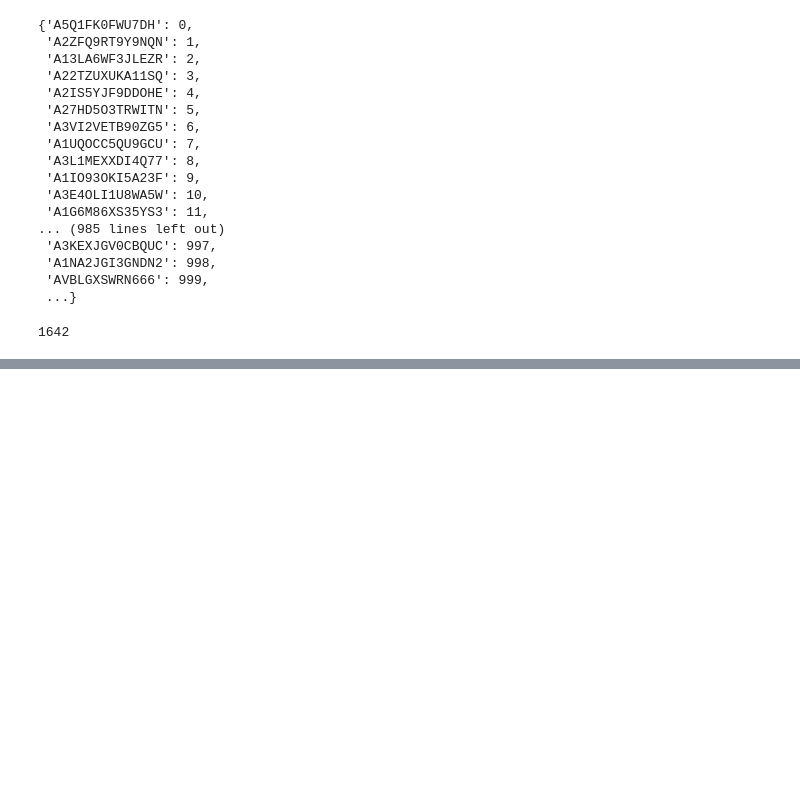
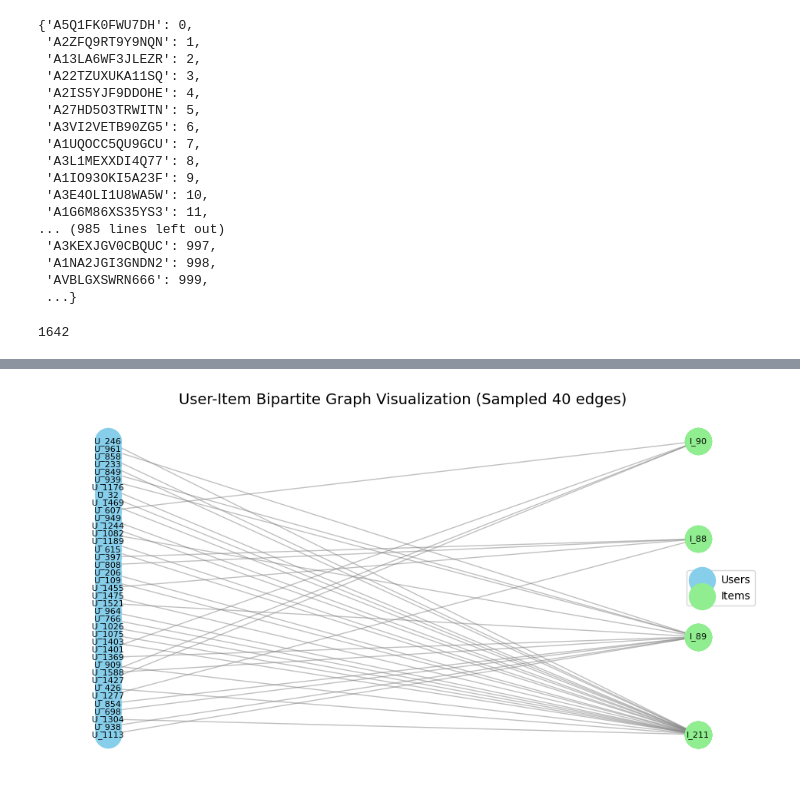
Before and after one commit to QuangDung2511/IS353_Device_Cloud_RS, a Jupyter notebook: notebooks/01_data_engineering.ipynb, the cells around one changed output, grey strips where cells are left out. Cells and saved outputs as stored; diff of their text form; code cells hidden in the pictures; blank space fills up the shorter version.

Commit message:
feat: implement graph data construction notebook and add project documentation

```diff
--- a/notebooks/01_data_engineering.ipynb
+++ b/notebooks/01_data_engineering.ipynb
@@ -160,0 +165,41 @@ len(user_mapping)
+# %%
+import networkx as nx
+import matplotlib.pyplot as plt
+
+def plot_bipartite_subgraph(edge_index, num_edges=50):
+    # Lấy mẫu một phần nhỏ đồ thị để tránh bị rối
+    edges = edge_index[:, :num_edges].numpy()
+
+    B = nx.Graph()
+    # Tạo 2 tập hợp đỉnh: User (U_...) và Item (I_...)
+    users = [f"U_{u}" for u in edges[0]]
+    items = [f"I_{i}" for i in edges[1]]
+
+    B.add_nodes_from(users, bipartite=0)
+    B.add_nodes_from(items, bipartite=1)
+
+    # Thêm cạnh (lượt mua/đánh giá)
+    B.add_edges_from(zip(users, items))
+
+    plt.figure(figsize=(12, 6))
+    # Tách vị trí 2 bên: Users ở bên trái, Items ở bên phải (hoặc trên/dưới)
+    top_nodes = {n for n, d in B.nodes(data=True) if d['bipartite'] == 0}
+    pos = nx.bipartite_layout(B, top_nodes)
+
+    # Vẽ Users
+    nx.draw_networkx_nodes(B, pos, nodelist=users, node_color='skyblue', node_size=600, label='Users')
+    # Vẽ Items
+    nx.draw_networkx_nodes(B, pos, nodelist=items, node_color='lightgreen', node_size=600, label='Items')
+
+    nx.draw_networkx_edges(B, pos, alpha=0.5, edge_color='gray')
+    nx.draw_networkx_labels(B, pos, font_size=8)
+
+    plt.legend()
+    plt.title(f"User-Item Bipartite Graph Visualization (Sampled {num_edges} edges)", fontsize=14)
+    plt.axis("off")
+    plt.show()
+
+# Gọi hàm vẽ đồ thị User-Item với 40 cạnh
+plot_bipartite_subgraph(user_item_edge_index, num_edges=40)
+# %% [output]
+[figure, added]
```
Also changed, not shown: parts of 3 cells of this notebook, 19 other files.
